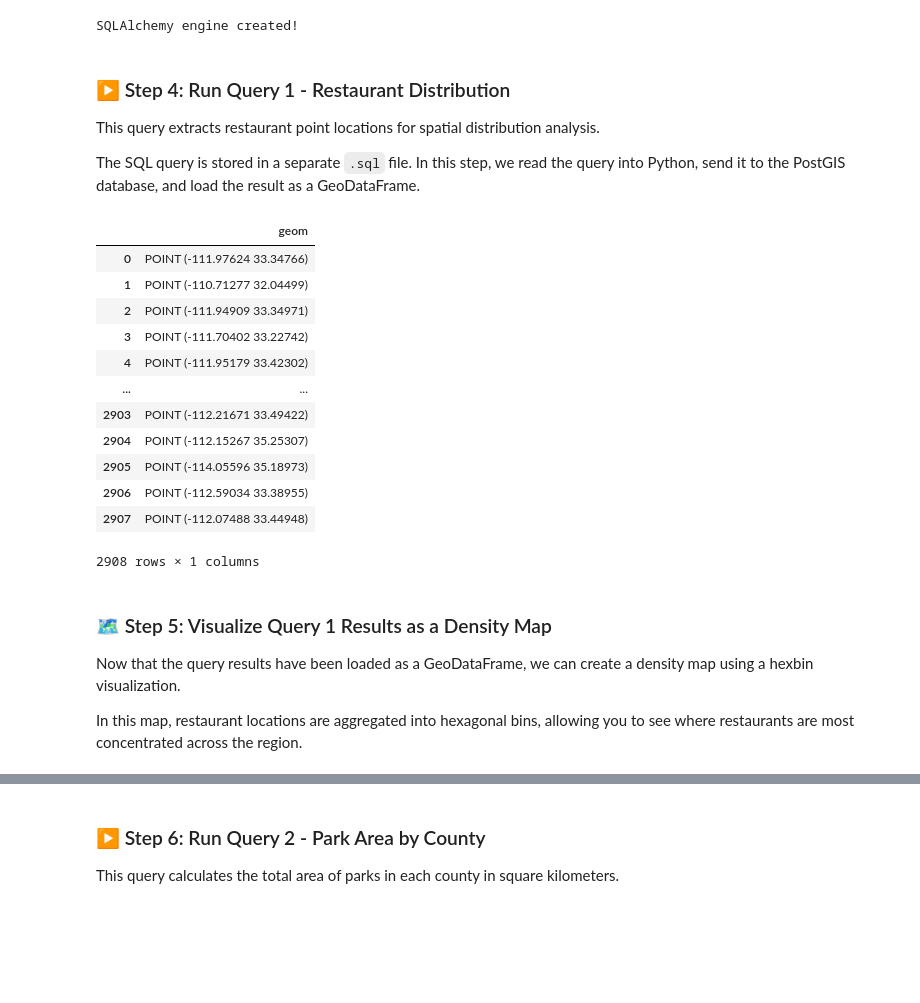
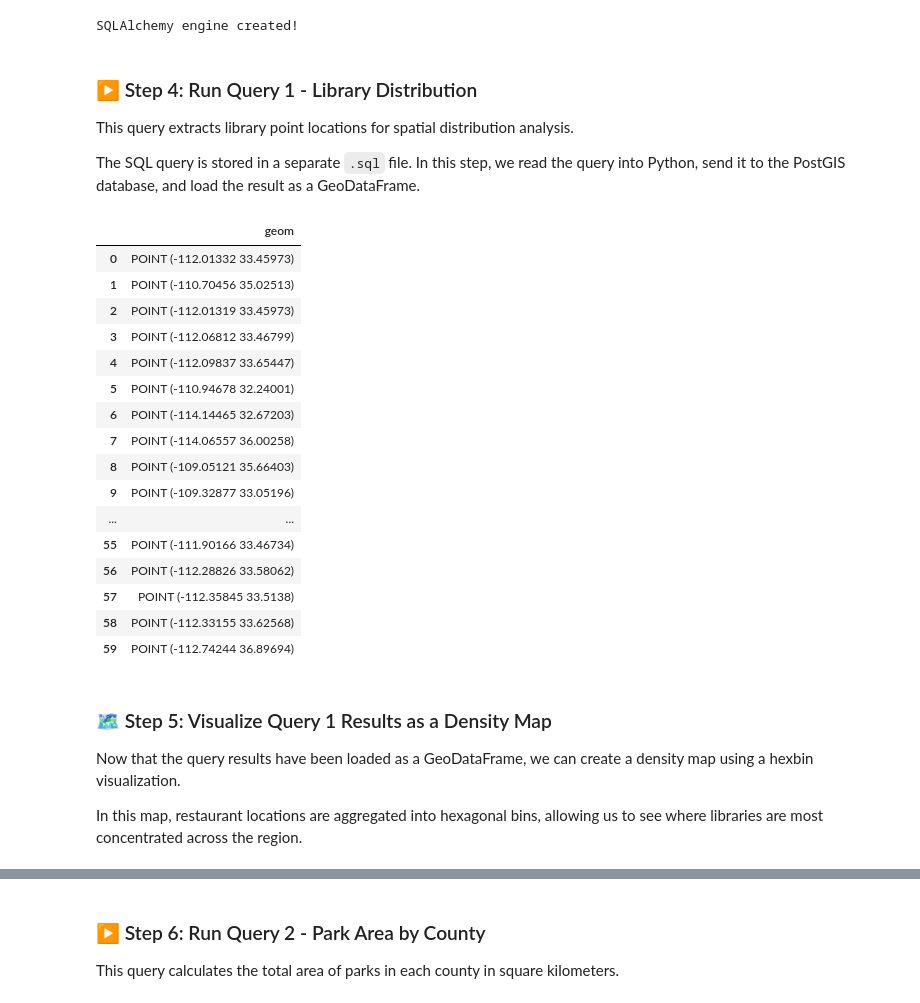
Before and after one commit to sophiarooney/gist604b-osm-postgis-fa26, a Jupyter notebook: notebooks/osm_postgis_queries_oregon.ipynb, the cells around one changed output, grey strips where cells are left out. Cells and saved outputs as stored; diff of their text form; code cells hidden in the pictures; blank space fills up the shorter version.

```diff
--- a/notebooks/osm_postgis_queries_oregon.ipynb
+++ b/notebooks/osm_postgis_queries_oregon.ipynb
@@ -136,45 +136,49 @@ print("SQLAlchemy engine created!")
 # %% [output]
 SQLAlchemy engine created!
 # %% [markdown]
-### ▶️ Step 4: Run Query 1 - Restaurant Distribution
+### ▶️ Step 4: Run Query 1 - Library Distribution
 
-This query extracts restaurant point locations for spatial distribution analysis.
+This query extracts library point locations for spatial distribution analysis.
 
 The SQL query is stored in a separate `.sql` file. In this step, we read the query into Python, send it to the PostGIS database, and load the result as a GeoDataFrame.
 # %%
-query_1_file = Path("../sql/arizona/01_osm_restaurant_distribution.sql")
+query_1_file = Path("../sql/oregon/01_osm_library_distribution.sql")
 
 # Read SQL query from file
 query_1_sql = query_1_file.read_text(encoding="utf-8")
 
 # Execute query and load result as a GeoDataFrame
 try:
     query_1_results = gpd.read_postgis(query_1_sql, engine, geom_col="geom")
     # Display results
     display(query_1_results)
 except Exception as e:
     print("❌ Query failed:")
     print(e)
 # %% [output]
 |  | geom |
-| 0 | POINT (-111.97624 33.34766) |
-| 1 | POINT (-110.71277 32.04499) |
-| 2 | POINT (-111.94909 33.34971) |
-| 3 | POINT (-111.70402 33.22742) |
-| 4 | POINT (-111.95179 33.42302) |
+| 0 | POINT (-112.01332 33.45973) |
+| 1 | POINT (-110.70456 35.02513) |
+| 2 | POINT (-112.01319 33.45973) |
+| 3 | POINT (-112.06812 33.46799) |
+| 4 | POINT (-112.09837 33.65447) |
+| 5 | POINT (-110.94678 32.24001) |
+| 6 | POINT (-114.14465 32.67203) |
+| 7 | POINT (-114.06557 36.00258) |
+| 8 | POINT (-109.05121 35.66403) |
+| 9 | POINT (-109.32877 33.05196) |
 | ... | ... |
-| 2903 | POINT (-112.21671 33.49422) |
-| 2904 | POINT (-112.15267 35.25307) |
-| 2905 | POINT (-114.05596 35.18973) |
-| 2906 | POINT (-112.59034 33.38955) |
-| 2907 | POINT (-112.07488 33.44948) |
+| 55 | POINT (-111.90166 33.46734) |
+| 56 | POINT (-112.28826 33.58062) |
+| 57 | POINT (-112.35845 33.5138) |
+| 58 | POINT (-112.33155 33.62568) |
+| 59 | POINT (-112.74244 36.89694) |
-2908 rows × 1 columns
 # %% [markdown]
 ### 🗺️ Step 5: Visualize Query 1 Results as a Density Map
 
 Now that the query results have been loaded as a GeoDataFrame, we can create a density map using a hexbin visualization.
 
-In this map, restaurant locations are aggregated into hexagonal bins, allowing you to see where restaurants are most concentrated across the region.
+In this map, restaurant locations are aggregated into hexagonal bins, allowing us to see where libraries are most concentrated across the region.
 # %%
 # Extract coordinates
 x = query_1_results.geometry.x
```
Also changed, not shown: parts of 2 cells of this notebook, 3 other files.
